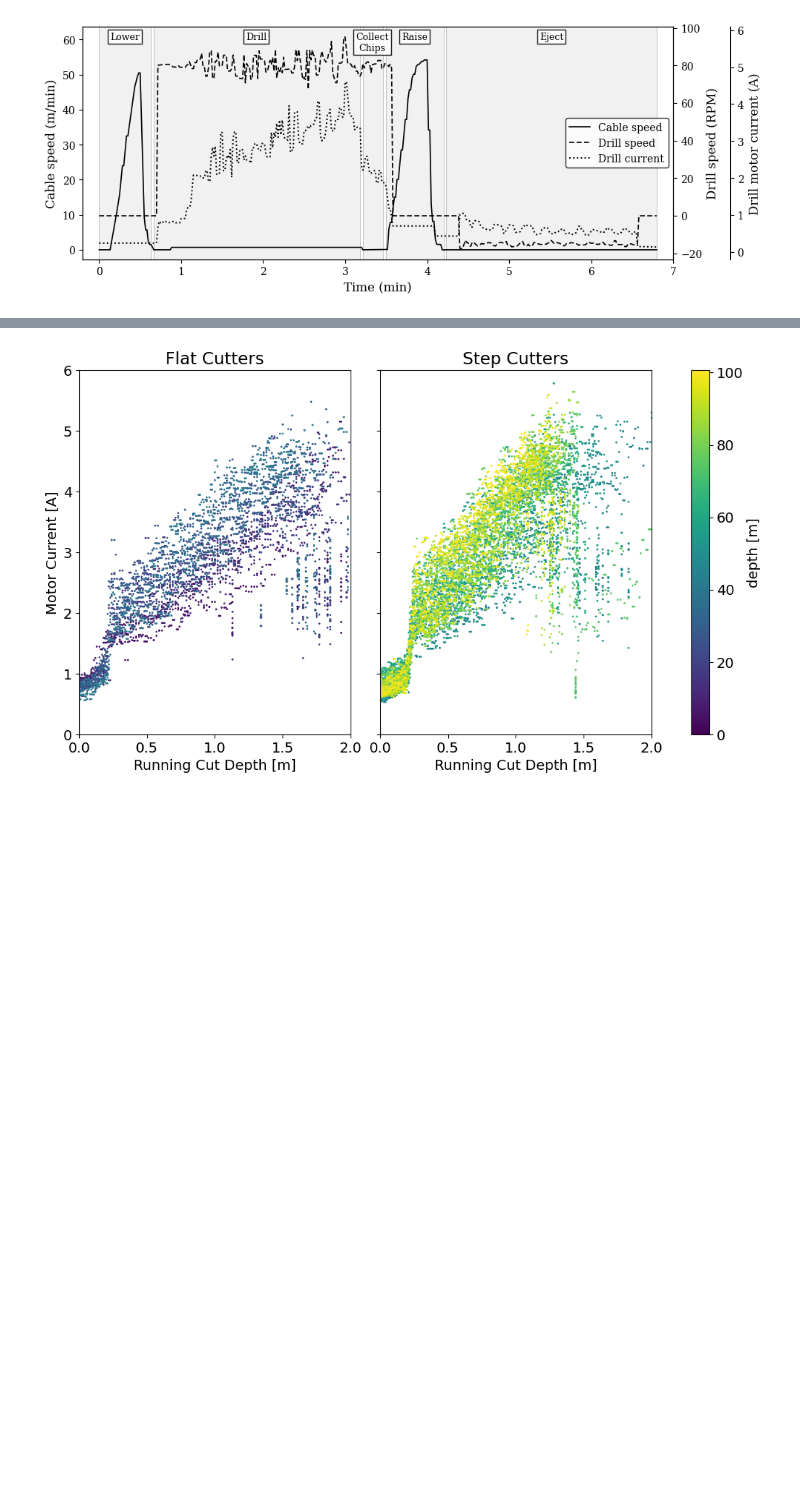
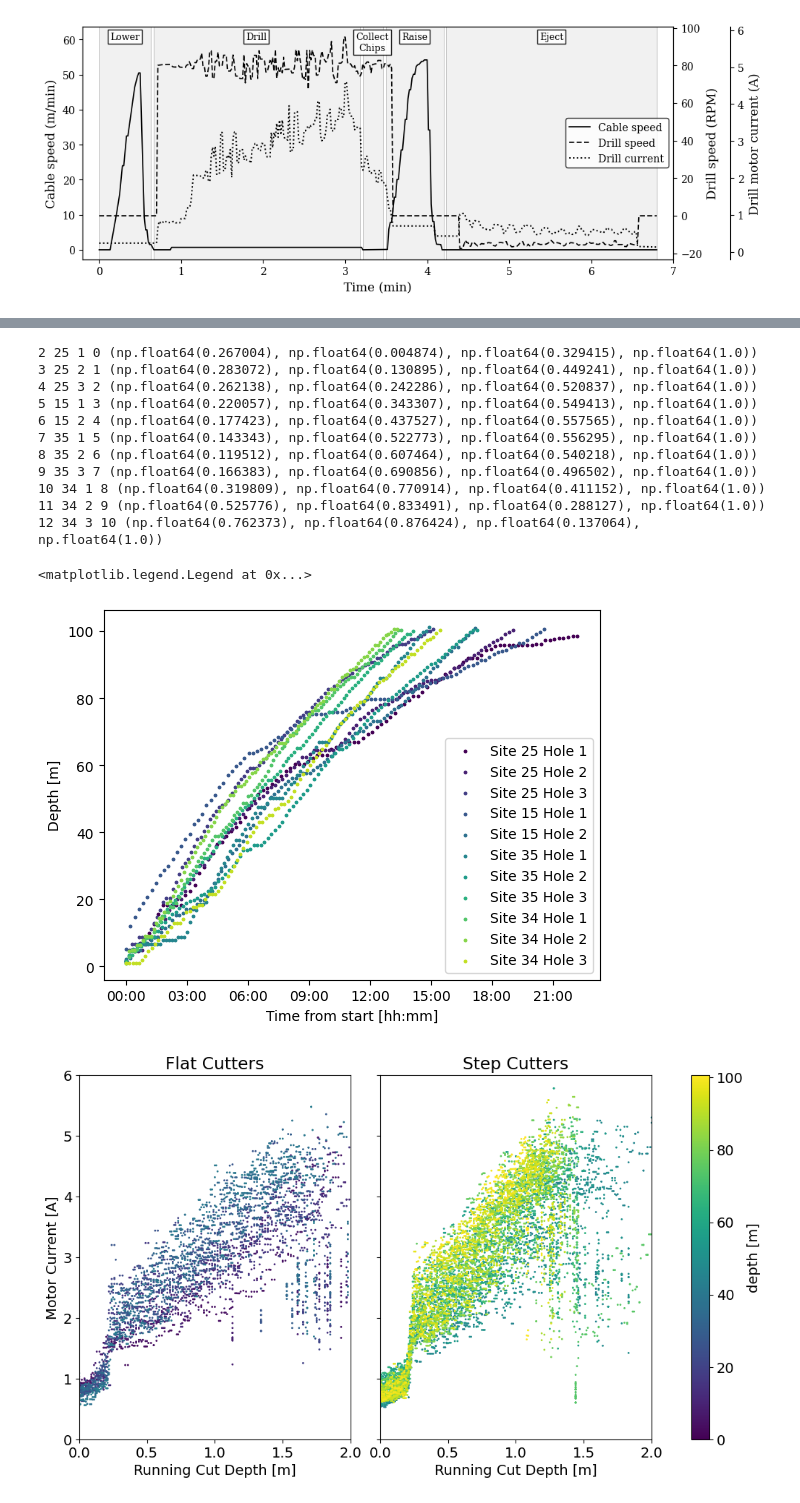
Before and after one commit to RNO-G/bigraid_log_reader, a Jupyter notebook: proceedings_notebook.ipynb, the cells around one changed output, grey strips where cells are left out. Cells and saved outputs as stored; diff of their text form; code cells hidden in the pictures; blank space fills up the shorter version.

```diff
--- a/proceedings_notebook.ipynb
+++ b/proceedings_notebook.ipynb
@@ -210,3 +274,52 @@ Text(0.5, 0, 'Final Depth (m)')
+# %%
+from matplotlib.dates import DateFormatter
+
+hole_groups = mdf.groupby(['number','site', 'hole'])
+
+fig = plt.figure()
+ax = fig.subplots()
+
+# Generate colors from the colormap
+n = 12
+cmap = plt.get_cmap('viridis', n)
+i =0
+for (number, site, hole), idx in hole_groups.groups.items():
+    print(number, site, hole, i, cmap(i))
+    data = mdf.loc[idx, ['[PLC]WIRESPOOLEDOUT', 'hole_duration']].cummax()
+    # Choose 100 evenly spaced points and subsample the data
+    subset_idx = np.round(np.linspace(0, data.shape[0]-1, 100)).astype(int)
+    subsample = data.iloc[subset_idx]
+
+    ax.scatter(
+        pd.to_datetime(subsample['hole_duration'], unit='s'),
+        subsample['[PLC]WIRESPOOLEDOUT'],
+        s=3,
+        label=f"Site {site} Hole {hole}",
+        c = [cmap(i)]
+    )
+    i = i+1
+
+formatter = DateFormatter("%H:%M")
+ax.xaxis.set_major_formatter(formatter)
+
+ax.set_xlabel("Time from start [hh:mm]")
+ax.set_ylabel("Depth [m]")
+
+ax.legend()
+# %% [output]
+2 25 1 0 (np.float64(0.267004), np.float64(0.004874), np.float64(0.329415), np.float64(1.0))
+3 25 2 1 (np.float64(0.283072), np.float64(0.130895), np.float64(0.449241), np.float64(1.0))
+4 25 3 2 (np.float64(0.262138), np.float64(0.242286), np.float64(0.520837), np.float64(1.0))
+5 15 1 3 (np.float64(0.220057), np.float64(0.343307), np.float64(0.549413), np.float64(1.0))
+6 15 2 4 (np.float64(0.177423), np.float64(0.437527), np.float64(0.557565), np.float64(1.0))
+7 35 1 5 (np.float64(0.143343), np.float64(0.522773), np.float64(0.556295), np.float64(1.0))
+8 35 2 6 (np.float64(0.119512), np.float64(0.607464), np.float64(0.540218), np.float64(1.0))
+9 35 3 7 (np.float64(0.166383), np.float64(0.690856), np.float64(0.496502), np.float64(1.0))
+10 34 1 8 (np.float64(0.319809), np.float64(0.770914), np.float64(0.411152), np.float64(1.0))
+11 34 2 9 (np.float64(0.525776), np.float64(0.833491), np.float64(0.288127), np.float64(1.0))
+12 34 3 10 (np.float64(0.762373), np.float64(0.876424), np.float64(0.137064), np.float64(1.0))
+<matplotlib.legend.Legend at 0x...>
+[figure, added]
 # %%
 fig, (ax1, ax2) = plt.subplots(1, 2, sharey=True)
 fig.set_figwidth(10)
```
Also changed, not shown: parts of 2 cells of this notebook.
